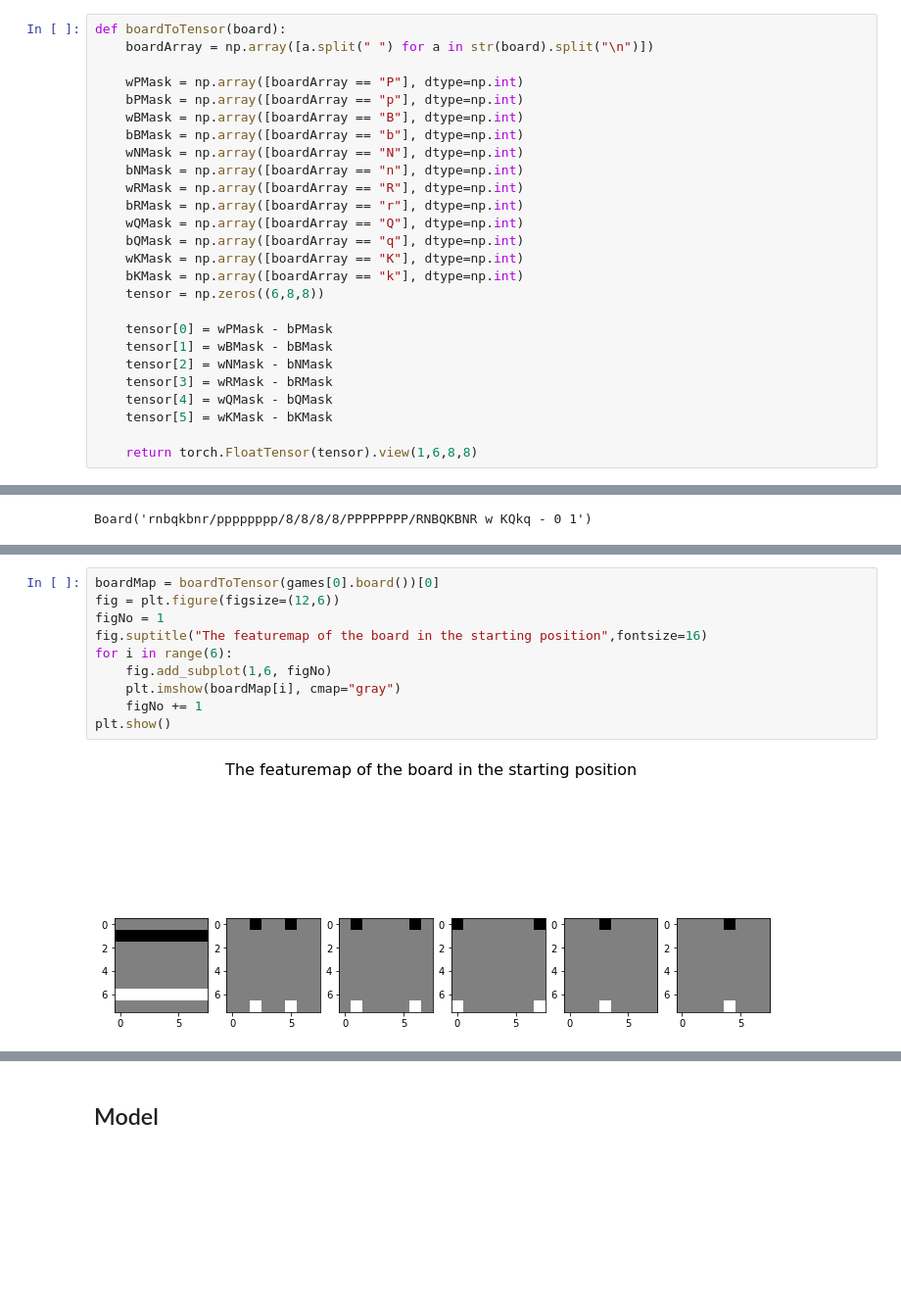
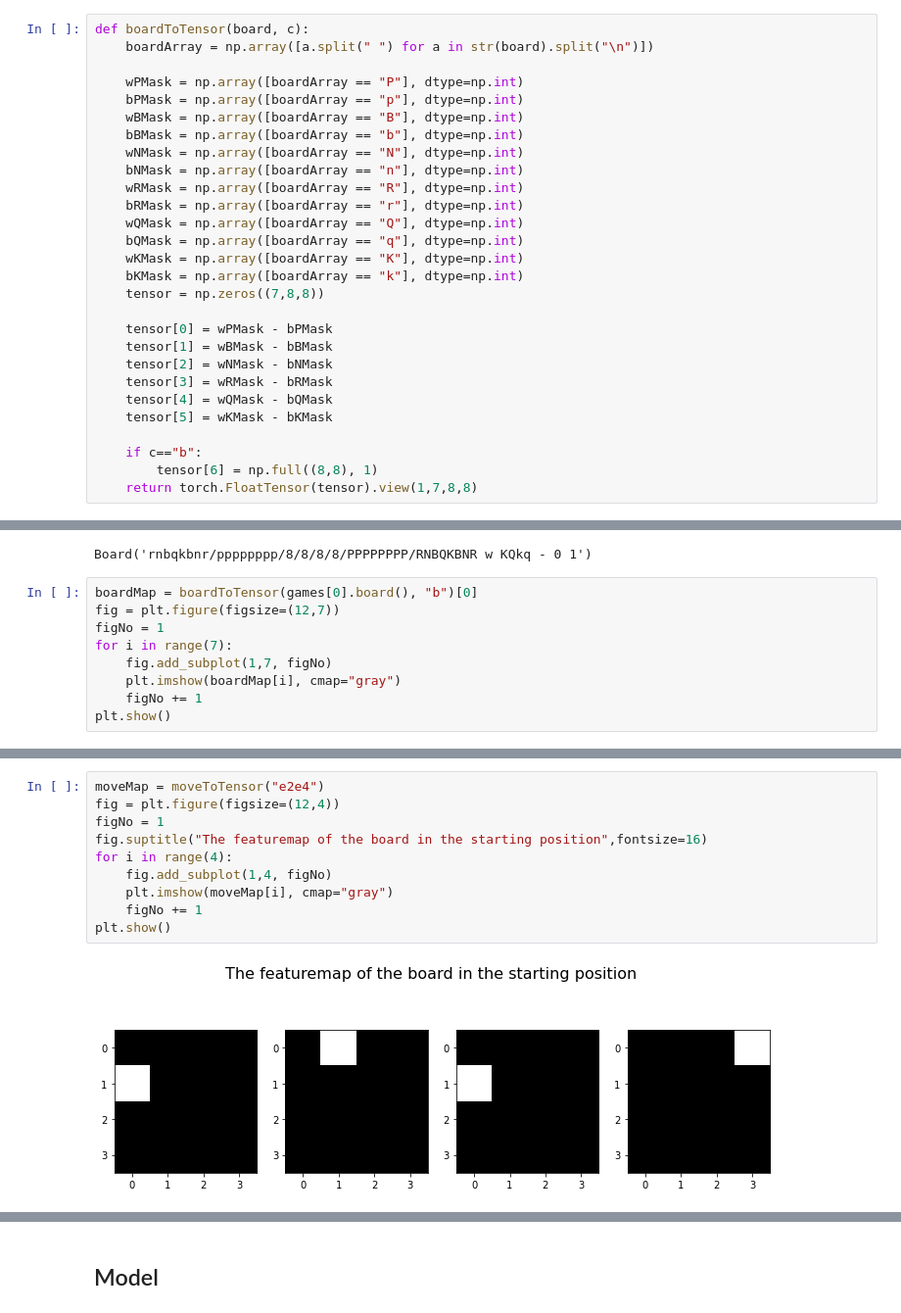
Before and after one commit to LuanAdemi/NakamuraChessEngine, a Jupyter notebook: Model.ipynb, the cells around one changed output, grey strips where cells are left out. Shown: that part at 98% size. Saved outputs shown, nothing was run; the diff lists cells and outputs as text; blank space fills up the shorter version.

```diff
--- a/Model.ipynb
+++ b/Model.ipynb
@@ -36,5 +38,5 @@ Loaded 2657 games in 8.175487308999436 seconds.
 # %%
-def boardToTensor(board):
+def boardToTensor(board, c):
     boardArray = np.array([a.split(" ") for a in str(board).split("\n")])
 
     wPMask = np.array([boardArray == "P"], dtype=np.int)
@@ -49,7 +51,7 @@ def boardToTensor(board):
     bQMask = np.array([boardArray == "q"], dtype=np.int)
     wKMask = np.array([boardArray == "K"], dtype=np.int)
     bKMask = np.array([boardArray == "k"], dtype=np.int)
-    tensor = np.zeros((6,8,8))
+    tensor = np.zeros((7,8,8))
 
     tensor[0] = wPMask - bPMask
     tensor[1] = wBMask - bBMask
@@ -58,7 +60,9 @@ def boardToTensor(board):
     tensor[4] = wQMask - bQMask
     tensor[5] = wKMask - bKMask
 
-    return torch.FloatTensor(tensor).view(1,6,8,8)
+    if c=="b":
+        tensor[6] = np.full((8,8), 1)
+    return torch.FloatTensor(tensor).view(1,7,8,8)
 # %%
 def moveToTensor(move):
     boardLetters = "abcdefgh"
@@ -80,3 +95,12 @@ def moveToTensor(move):
 games[0].board()
 # %% [output]
 Board('rnbqkbnr/pppppppp/8/8/8/8/PPPPPPPP/RNBQKBNR w KQkq - 0 1')
+# %%
+boardMap = boardToTensor(games[0].board(), "b")[0]
+fig = plt.figure(figsize=(12,7))
+figNo = 1
+for i in range(7):
+    fig.add_subplot(1,7, figNo)
+    plt.imshow(boardMap[i], cmap="gray")
+    figNo += 1
+plt.show()
@@ -83,12 +114,12 @@ Board('rnbqkbnr/pppppppp/8/8/8/8/PPPPPPPP/RNBQKBNR w KQkq - 0 1')
 # %%
-boardMap = boardToTensor(games[0].board())[0]
-fig = plt.figure(figsize=(12,6))
+moveMap = moveToTensor("e2e4")
+fig = plt.figure(figsize=(12,4))
 figNo = 1
 fig.suptitle("The featuremap of the board in the starting position",fontsize=16)
-for i in range(6):
-    fig.add_subplot(1,6, figNo)
-    plt.imshow(boardMap[i], cmap="gray")
+for i in range(4):
+    fig.add_subplot(1,4, figNo)
+    plt.imshow(moveMap[i], cmap="gray")
     figNo += 1
 plt.show()
 # %% [output]
-[figure, old version]
+[figure, new version]
```
Also changed, not shown: parts of 15 cells of this notebook, 2 other files.
